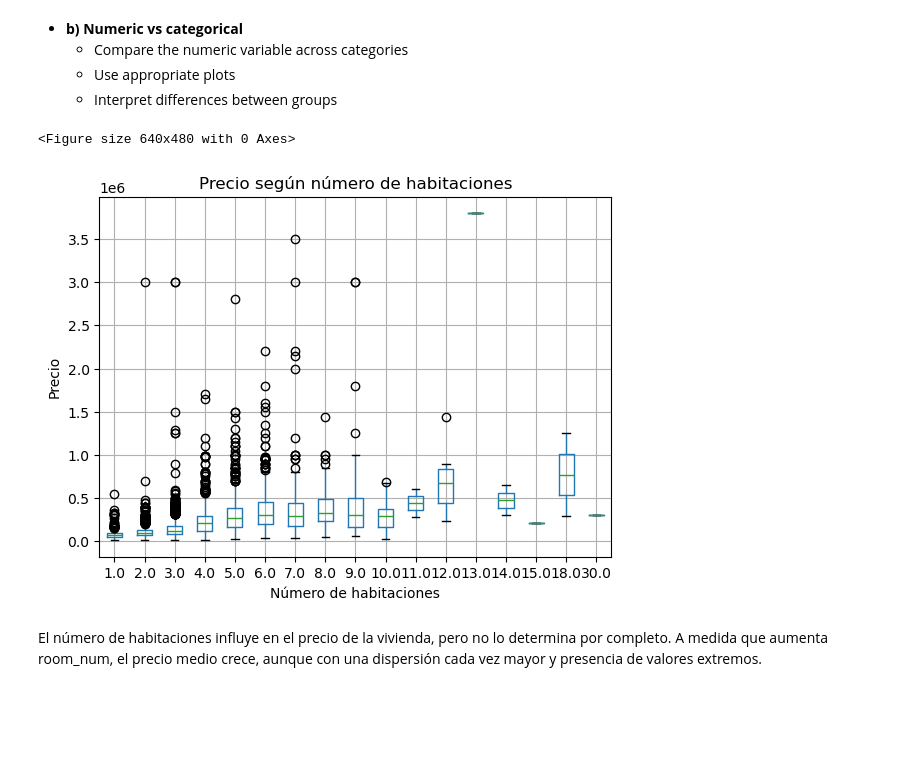
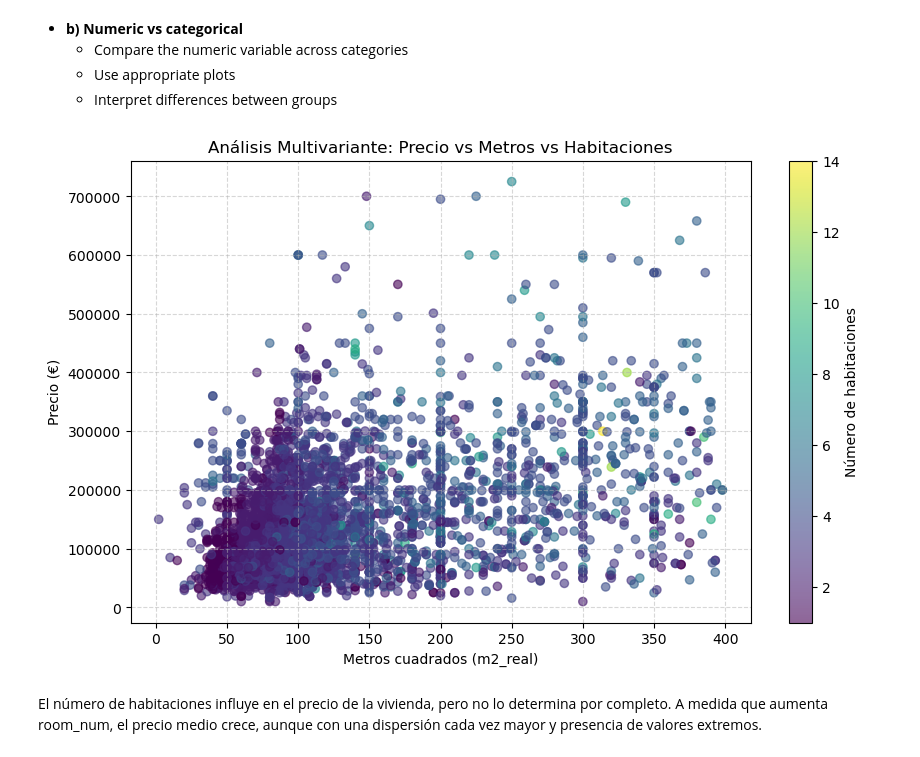
Before and after one commit to pauladata13/dataExploratory-, a Jupyter notebook: task_2.4_EDA_Housing_coruna.ipynb, the cells around one changed output. Saved outputs shown, nothing was run; the diff lists cells and outputs as text; code cells hidden in the pictures; blank space fills up the shorter version.

```diff
--- a/task_2.4_EDA_Housing_coruna.ipynb
+++ b/task_2.4_EDA_Housing_coruna.ipynb
@@ -174,0 +116,5 @@ df.describe()
+# %%
+cols_to_numeric = ["price", "m2_useful", "room_num", "bath_num"]
+
+for col in cols_to_numeric:
+    df[col] = pd.to_numeric(df[col], errors="coerce")
@@ -364,23 +321,27 @@ La fuerza de la relación es débil para price–m2_real y moderada para price
     - Use appropriate plots
     - Interpret differences between groups
 # %%
-df_box = df[["price", "room_num"]].copy()
+import matplotlib.pyplot as plt
 
-df_box["price"] = pd.to_numeric(df_box["price"], errors="coerce")
-df_box["room_num"] = pd.to_numeric(df_box["room_num"], errors="coerce")
+# Filtramos outliers para que el gráfico sea legible
+df_multi = df[(df['price'] < 800000) & (df['m2_real'] < 400)].copy()
 
-df_box = df_box.dropna()
+plt.figure(figsize=(10, 6))
 
-plt.figure()
-df_box.boxplot(column="price", by="room_num")
-plt.xlabel("Número de habitaciones")
-plt.ylabel("Precio")
-plt.title("Precio según número de habitaciones")
-plt.suptitle("")
+# Usamos 'c' para el color (habitaciones) y un mapa de colores (viridis)
+scatter = plt.scatter(df_multi['m2_real'], df_multi['price'],
+                      c=df_multi['room_num'], cmap='viridis', alpha=0.6)
+
+# Añadimos una barra de colores para saber qué significa cada tono
+plt.colorbar(scatter, label='Número de habitaciones')
+
+plt.xlabel("Metros cuadrados (m2_real)")
+plt.ylabel("Precio (€)")
+plt.title("Análisis Multivariante: Precio vs Metros vs Habitaciones")
+plt.grid(True, linestyle='--', alpha=0.5)
 plt.show()
 # %% [output]
-<Figure size 640x480 with 0 Axes>
-[figure, old version]
+[figure, new version]
 # %% [markdown]
 El número de habitaciones influye en el precio de la vivienda, pero no lo determina por completo. A medida que aumenta room_num, el precio medio crece, aunque con una dispersión cada vez mayor y presencia de valores extremos.
 # %% [markdown]
```
Also changed, not shown: parts of 14 cells of this notebook.
